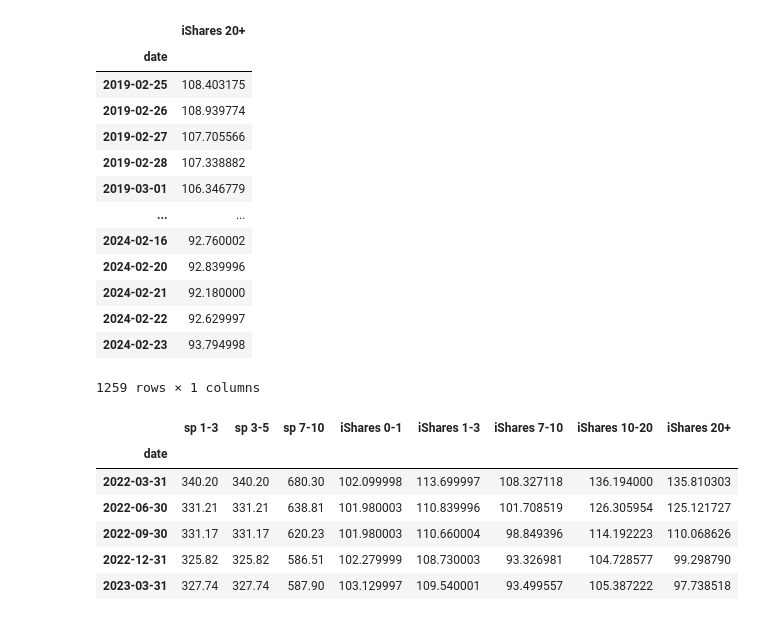
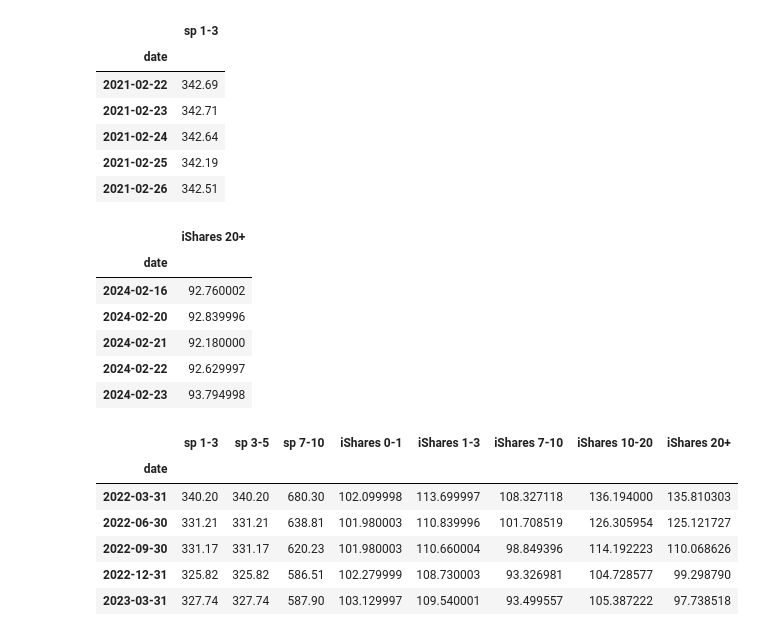
Before and after one commit to huangpz-a11y/P2_Monetary_Tightening, a Jupyter notebook: src/data_loading_JR.ipynb, the cells around one changed output. Drawn from its saved outputs; the diff is of its cells as text; code cells hidden in the pictures.

```diff
--- a/src/data_loading_JR.ipynb
+++ b/src/data_loading_JR.ipynb
@@ -27,25 +12,28 @@ def process_ishares_data(data_name, short_name):
+# %%
+sp_1_3.head()
+# %% [output]
+|  | sp 1-3 |
+| date |  |
+| 2021-02-22 | 342.69 |
+| 2021-02-23 | 342.71 |
+| 2021-02-24 | 342.64 |
+| 2021-02-25 | 342.19 |
+| 2021-02-26 | 342.51 |
 # %%
-iShares_0_1 = process_ishares_data('iShares 0-1 Year Treasury ETF','iShares 0-1')
-iShares_1_3 = process_ishares_data('iShares 1-3 Year Treasury ETF CSBGU3SW','iShares 1-3')
-iShares_7_10 = process_ishares_data('iShares 7-10 Year Treasury ETF IEF','iShares 7-10')
-iShares_10_20 = process_ishares_data('iShares 10-20 Year Treasury ETF TLH','iShares 10-20')
-iShares_20 = process_ishares_data('iShares 20+ Year Treasury ETF TLT','iShares 20+')
+iShares_0_1 = data_read.process_ishares_data('iShares 0-1 Year Treasury ETF','iShares 0-1')
+iShares_1_3 = data_read.process_ishares_data('iShares 1-3 Year Treasury ETF CSBGU3SW','iShares 1-3')
+iShares_7_10 = data_read.process_ishares_data('iShares 7-10 Year Treasury ETF IEF','iShares 7-10')
+iShares_10_20 = data_read.process_ishares_data('iShares 10-20 Year Treasury ETF TLH','iShares 10-20')
+iShares_20 = data_read.process_ishares_data('iShares 20+ Year Treasury ETF TLT','iShares 20+')
 # %%
-iShares_20
+iShares_20.tail()
 # %% [output]
 |  | iShares 20+ |
 | date |  |
-| 2019-02-25 | 108.403175 |
-| 2019-02-26 | 108.939774 |
-| 2019-02-27 | 107.705566 |
-| 2019-02-28 | 107.338882 |
-| 2019-03-01 | 106.346779 |
-| ... | ... |
 | 2024-02-16 | 92.760002 |
 | 2024-02-20 | 92.839996 |
 | 2024-02-21 | 92.180000 |
 | 2024-02-22 | 92.629997 |
 | 2024-02-23 | 93.794998 |
-1259 rows × 1 columns
 # %%
 df_ls = [sp_1_3,sp_3_5,sp_7_10,iShares_0_1,iShares_1_3, iShares_7_10, iShares_10_20, iShares_20 ]
```
Also changed, not shown: parts of 7 cells of this notebook, 1 other file.
